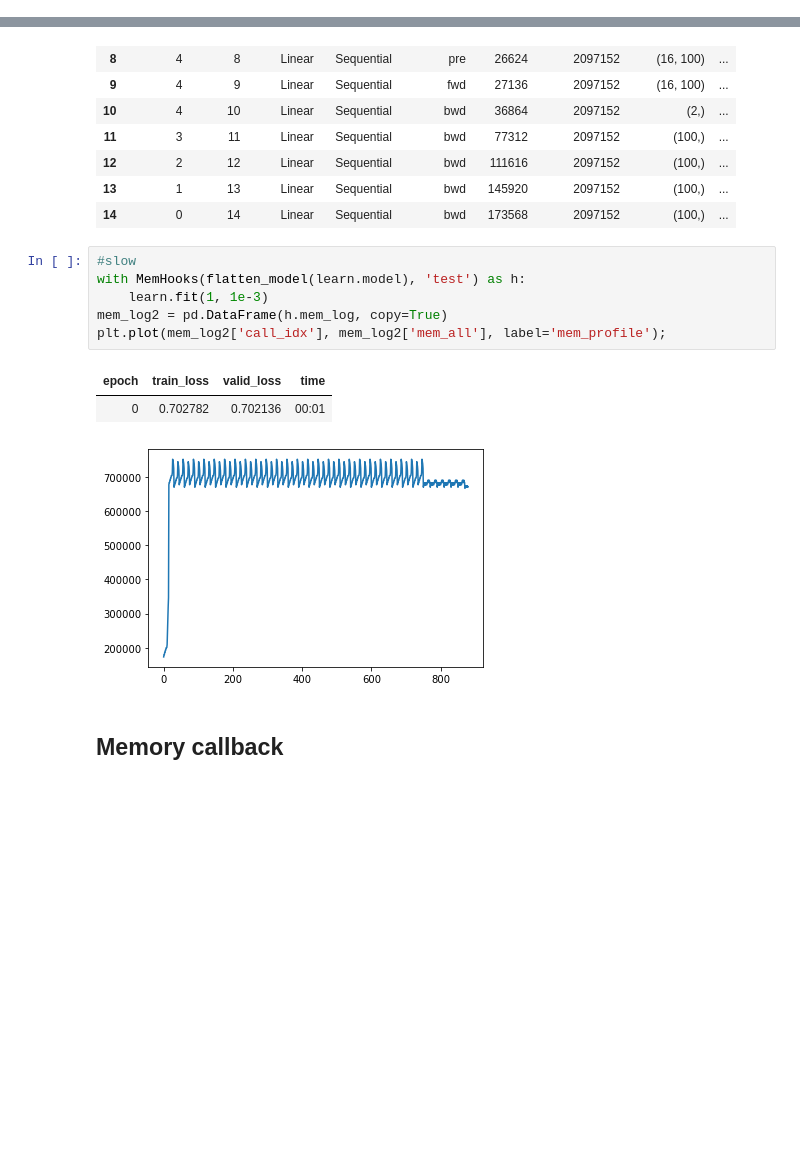
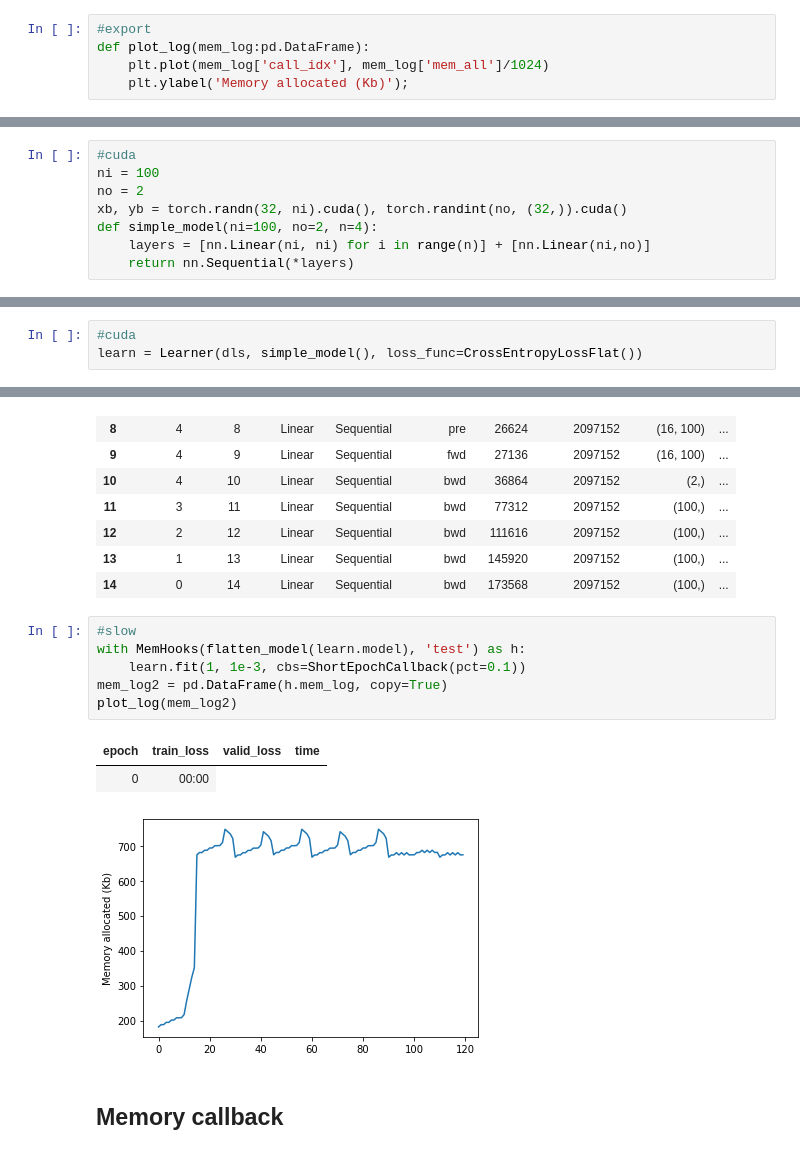
Before and after one commit to arampacha/pt_memprofile, a Jupyter notebook: 00_core.ipynb, the cells around one changed output, grey strips where cells are left out. Saved outputs shown, nothing was run; the diff lists cells and outputs as text; blank space fills up the shorter version.

Commit message:
MemStats callback

```diff
--- a/00_core.ipynb
+++ b/00_core.ipynb
@@ -63,0 +62,5 @@ TODO:
+# %%
+#export
+def plot_log(mem_log:pd.DataFrame):
+    plt.plot(mem_log['call_idx'], mem_log['mem_all']/1024)
+    plt.ylabel('Memory allocated (Kb)');
@@ -63,0 +89,8 @@ TODO:
+# %%
+#cuda
+ni = 100
+no = 2
+xb, yb = torch.randn(32, ni).cuda(), torch.randint(no, (32,)).cuda()
+def simple_model(ni=100, no=2, n=4):
+    layers = [nn.Linear(ni, ni) for i in range(n)] + [nn.Linear(ni,no)]
+    return nn.Sequential(*layers)
@@ -119,0 +172,3 @@ Batch canceled
+# %%
+#cuda
+learn = Learner(dls, simple_model(), loss_func=CrossEntropyLossFlat())
@@ -140,12 +201,12 @@ mem_log1
 # %%
 #slow
 with MemHooks(flatten_model(learn.model), 'test') as h:
-    learn.fit(1, 1e-3)
+    learn.fit(1, 1e-3, cbs=ShortEpochCallback(pct=0.1))
 mem_log2 = pd.DataFrame(h.mem_log, copy=True)
-plt.plot(mem_log2['call_idx'], mem_log2['mem_all'], label='mem_profile');
+plot_log(mem_log2)
 # %% [output]
 | epoch | train_loss | valid_loss | time |
-| 0 | 0.702782 | 0.702136 | 00:01 |
+| 0 | 00:00 |
-[figure, old version]
+[figure, new version]
 # %% [markdown]
 ## Memory callback
```
Also changed, not shown: parts of 19 cells of this notebook, 6 other files.
